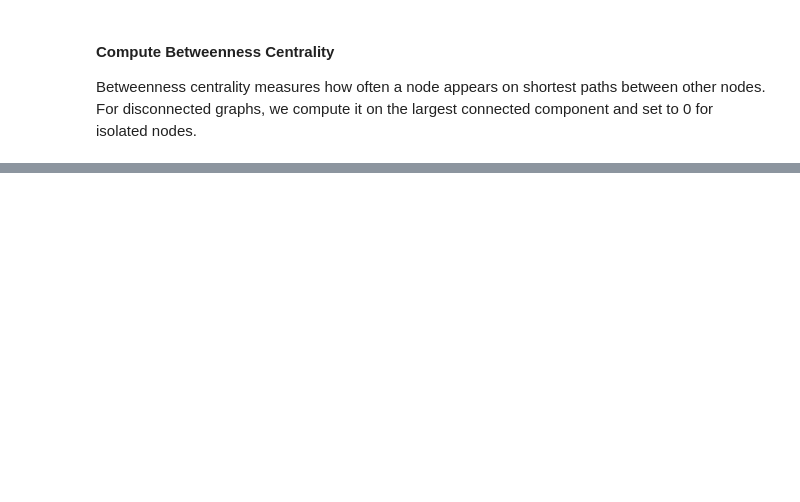
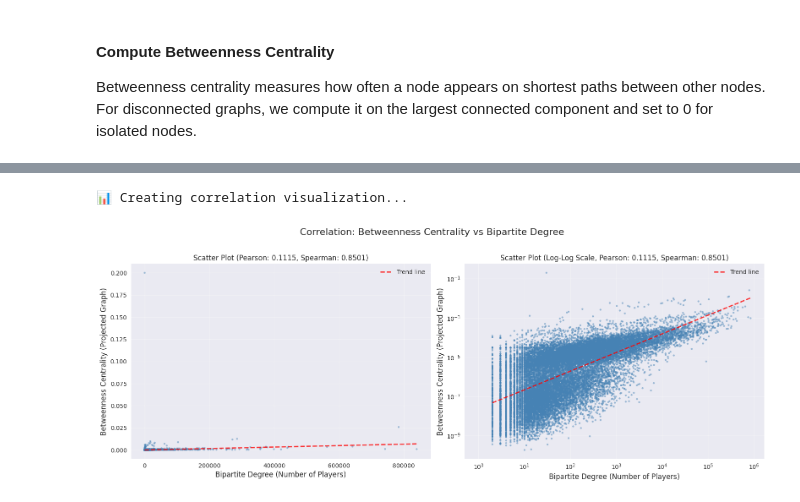
Before and after one commit to diegodvv/mc859-game-market-concentration-with-steam-data, a Jupyter notebook: graph-analyser/steam_market_analysis_graph_centrality_metrics.ipynb, the cells around one changed output, grey strips where cells are left out. Saved outputs shown, nothing was run; the diff lists cells and outputs as text; code cells hidden in the pictures; blank space fills up the shorter version.

```diff
--- a/graph-analyser/steam_market_analysis_graph_centrality_metrics.ipynb
+++ b/graph-analyser/steam_market_analysis_graph_centrality_metrics.ipynb
@@ -1408,0 +829,71 @@ print("\n✅ All centrality metrics computed and stored successfully!")
+# %%
+print("\n📊 Creating correlation visualization...")
+
+fig, axes = plt.subplots(1, 2, figsize=(16, 6))
+fig.suptitle('Correlation: Betweenness Centrality vs Bipartite Degree',
+             fontsize=16, y=1.02)
+
+# Scatter plot
+ax1 = axes[0]
+
+
+def plot_graph(ax, log_scale: bool = False, line_of_best_fit: bool = True):
+  ax.scatter(
+      correlation_df['bipartite_degree'],
+      correlation_df['projection_betweenness_centrality'],
+      alpha=0.5,
+      s=10,
+      c='steelblue',
+      edgecolors='none'
+  )
+  ax.set_xlabel('Bipartite Degree (Number of Players)', fontsize=12)
+  ax.set_ylabel('Betweenness Centrality (Projected Graph)', fontsize=12)
+  ax.set_title(
+      f'Scatter Plot ({'Log-Log Scale, ' if log_scale else ''}Pearson: {pearson_corr:.4f}, Spearman: {spearman_corr:.4f})', fontsize=12)
+  ax.grid(True, alpha=0.3)
+  if log_scale:
+      ax.set_xscale('log')
+      ax.set_yscale('log')
+
+  # Add line of best fit if requested
+  if line_of_best_fit:
+    try:
+      valid_mask = (correlation_df['bipartite_degree'] > 0) & \
+                   (correlation_df['projection_betweenness_centrality'] > 0) & \
+          np.isfinite(correlation_df['bipartite_degree']) & \
+          np.isfinite(correlation_df['projection_betweenness_centrality'])
+
+      if valid_mask.sum() > 10:
+        valid_x = correlation_df.loc[valid_mask, 'bipartite_degree']
+        valid_y = correlation_df.loc[valid_mask,
+                                     'projection_betweenness_centrality']
+
+        if log_scale:
+          z = np.polyfit(np.log10(valid_x), np.log10(valid_y), 1)
+          p = np.poly1d(z)
+          x_trend = np.logspace(np.log10(valid_x.min()),
+                                np.log10(valid_x.max()), 100)
+          y_trend = 10 ** p(np.log10(x_trend))
+        else:
+          z = np.polyfit(valid_x, valid_y, 1)
+          p = np.poly1d(z)
+          x_trend = np.linspace(valid_x.min(), valid_x.max(), 100)
+          y_trend = p(x_trend)
+
+        ax.plot(x_trend, y_trend, "r--", alpha=0.8,
+                linewidth=2, label='Trend line')
+        ax.legend()
+    except Exception as e:
+      pass
+
+    plt.tight_layout()
+
+
+plot_graph(axes[0])
+plot_graph(axes[1], log_scale=True)
+
+plt.savefig(output_dir / 'betweenness_vs_bipartite_degree.png', dpi=300, bbox_inches='tight')
+plt.show()
+# %% [output]
+📊 Creating correlation visualization...
+[figure, added]
```
Also changed, not shown: parts of 18 cells of this notebook, 7 other files.
